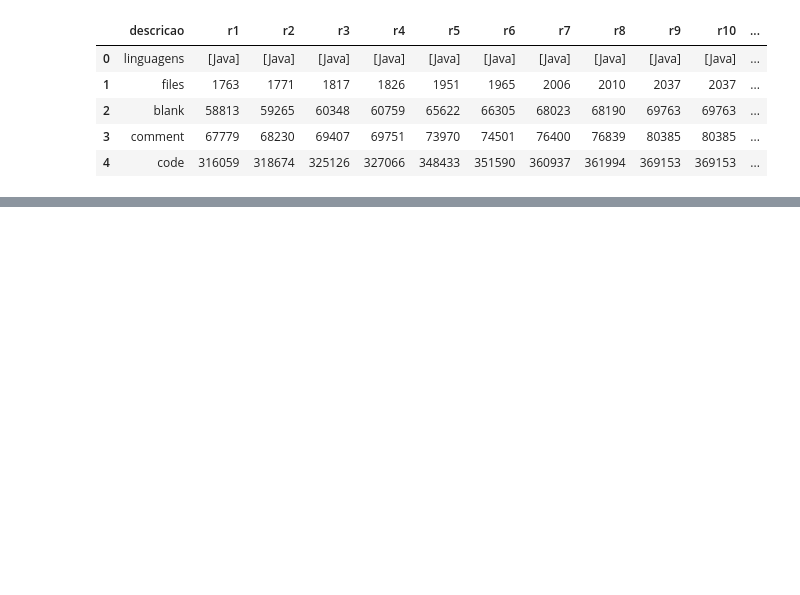
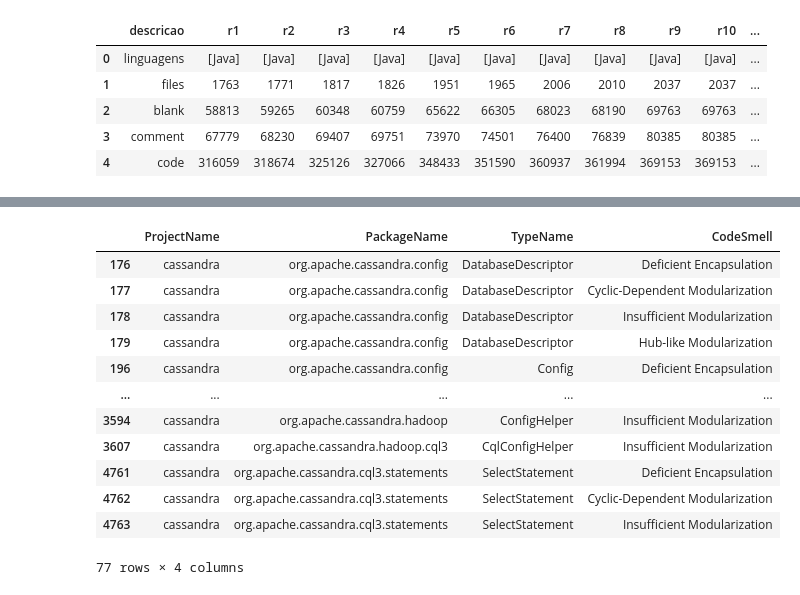
Before and after one commit to armandossrecife/teste, a Jupyter notebook: git_teste_cassandra.ipynb, the cells around one changed output, grey strips where cells are left out. Saved outputs shown, nothing was run; the diff lists cells and outputs as text; code cells hidden in the pictures; blank space fills up the shorter version.

```diff
--- a/git_teste_cassandra.ipynb
+++ b/git_teste_cassandra.ipynb
@@ -408,0 +461,20 @@ df_linguagens_final
+# %%
+lista_classes_criticas = ['StorageService', 'DatabaseDescriptor', 'ColumnFamilyStore', 'StorageProxy', 'CompactionManager', 'SSTableReader', 'SelectStatement', 'CassandraDaemon', 'SinglePartitionReadCommand', 'NodeProbe', 'MessagingService', 'Config']
+pesquisa = df_design_smells['Type Name'].str.contains('|'.join(lista_classes_criticas))
+df_critical_classes = df_design_smells[pesquisa]
+df_critical_classes.columns = ['ProjectName', 'PackageName', 'TypeName', 'CodeSmell']
+df_critical_classes
+# %% [output]
+|  | ProjectName | PackageName | TypeName | CodeSmell |
+| 176 | cassandra | org.apache.cassandra.config | DatabaseDescriptor | Deficient Encapsulation |
+| 177 | cassandra | org.apache.cassandra.config | DatabaseDescriptor | Cyclic-Dependent Modularization |
+| 178 | cassandra | org.apache.cassandra.config | DatabaseDescriptor | Insufficient Modularization |
+| 179 | cassandra | org.apache.cassandra.config | DatabaseDescriptor | Hub-like Modularization |
+| 196 | cassandra | org.apache.cassandra.config | Config | Deficient Encapsulation |
+| ... | ... | ... | ... | ... |
+| 3594 | cassandra | org.apache.cassandra.hadoop | ConfigHelper | Insufficient Modularization |
+| 3607 | cassandra | org.apache.cassandra.hadoop.cql3 | CqlConfigHelper | Insufficient Modularization |
+| 4761 | cassandra | org.apache.cassandra.cql3.statements | SelectStatement | Deficient Encapsulation |
+| 4762 | cassandra | org.apache.cassandra.cql3.statements | SelectStatement | Cyclic-Dependent Modularization |
+| 4763 | cassandra | org.apache.cassandra.cql3.statements | SelectStatement | Insufficient Modularization |
+77 rows × 4 columns
```
Also changed, not shown: parts of 5 cells of this notebook.
